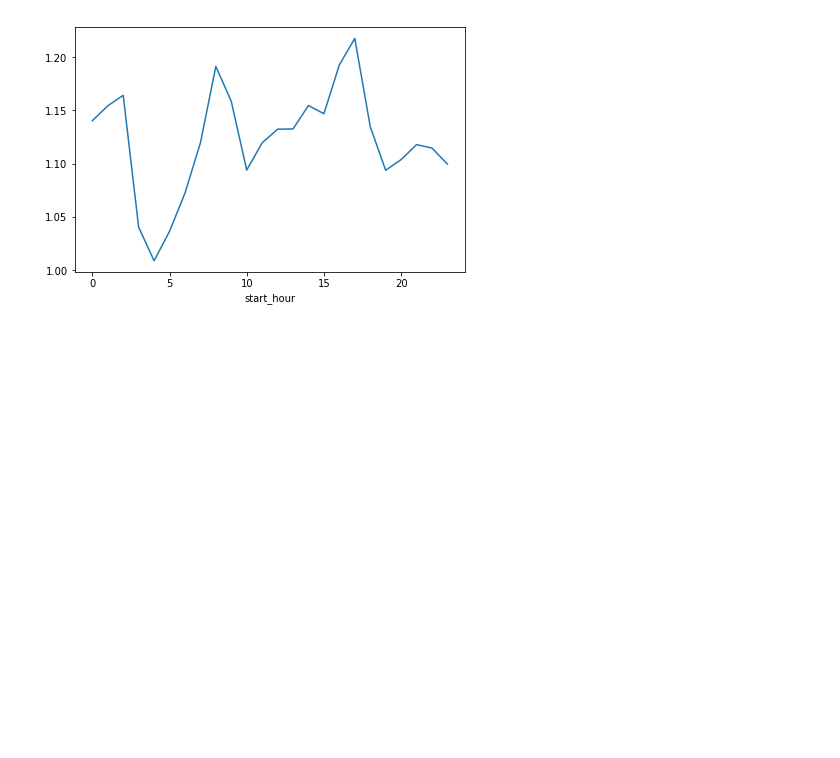
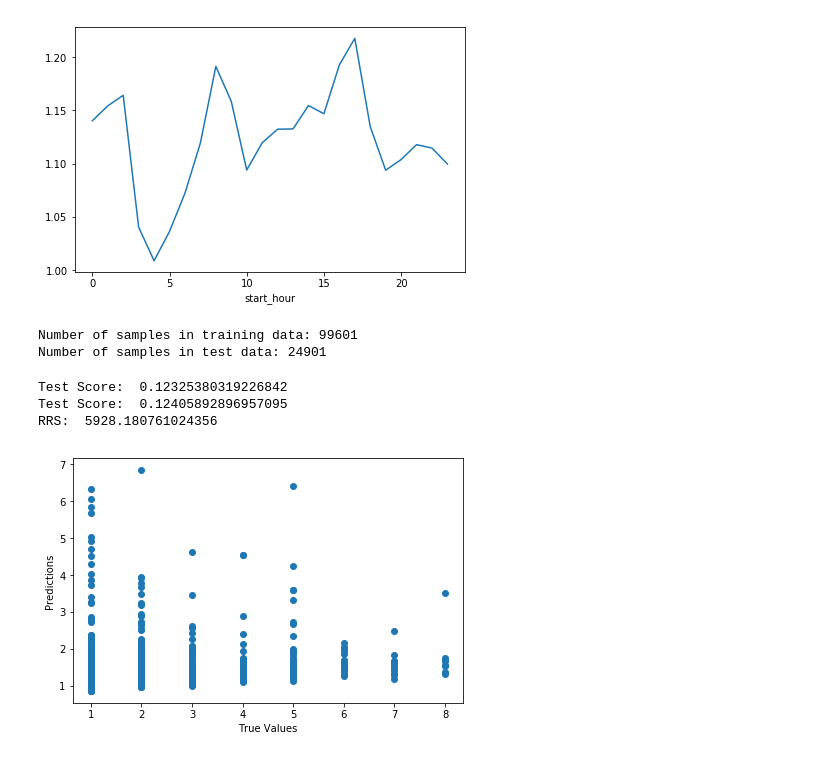
Before and after one commit to beomjundc/datax_bikeshare, a Jupyter notebook: model/prediction_trip_count.ipynb, the cells around one changed output. Saved outputs shown, nothing was run; the diff lists cells and outputs as text; code cells hidden in the pictures; blank space fills up the shorter version.

Commit message:
first pass at prediction model

```diff
--- a/model/prediction_trip_count.ipynb
+++ b/model/prediction_trip_count.ipynb
@@ -89,0 +84,59 @@ array([16.])
+# %%
+# Split data into training and test set
+from sklearn.model_selection import train_test_split
+from sklearn.preprocessing import LabelEncoder
+from sklearn.preprocessing import OneHotEncoder
+
+X = trips[['start_hour'
+           , 'start_station_id'
+           , 'start_station_cap'
+           , 'start_station_has_kiosk'
+           , 'end_station_id'
+           , 'end_station_cap'
+           , 'end_station_has_kiosk'
+           , 'start_station_latitude'
+           , 'start_station_longitude'
+           , 'end_station_latitude'
+           , 'end_station_longitude'
+           , 'sum_duration_min'
+           , 'start_dow']]
+y = trips['trip_count']
+
+onehot_cols = ['start_station_id', 'end_station_id', 'start_dow']
+
+for k, v in enumerate(onehot_cols):
+    one_hot = pd.get_dummies(X[v], prefix=v)
+    X = X.drop(v, axis=1) # drop column as it is now encoded
+    X = X.join(one_hot) # join the encoded df
+
+X_train, X_test, y_train, y_test = train_test_split(X, y, test_size=0.2, random_state=100)
+print ('Number of samples in training data:',len(x_train))
+print ('Number of samples in test data:',len(x_test))
+# %% [output]
+Number of samples in training data: 99601
+Number of samples in test data: 24901
+# %%
+# Model training and prediction
+from sklearn.linear_model import LinearRegression
+
+lr = LinearRegression()
+lr.fit(X_train, y_train)
+
+# print(lr.coef_)
+# print(lr.intercept_)
+
+y_pred = lr.predict(X_test)
+
+plt.scatter(y_test, y_pred)
+plt.xlabel('True Values')
+plt.ylabel('Predictions')
+
+print('Test Score: ', lr.score(X_train, y_train))
+print('Test Score: ', lr.score(X_test, y_test))
+rrs = ((y_test - y_pred) ** 2).sum()
+print('RRS: ', rrs)
+# %% [output]
+Test Score:  0.12325380319226842
+Test Score:  0.12405892896957095
+RRS:  5928.180761024356
+[figure, added]
```
Also changed, not shown: parts of 8 cells of this notebook.
